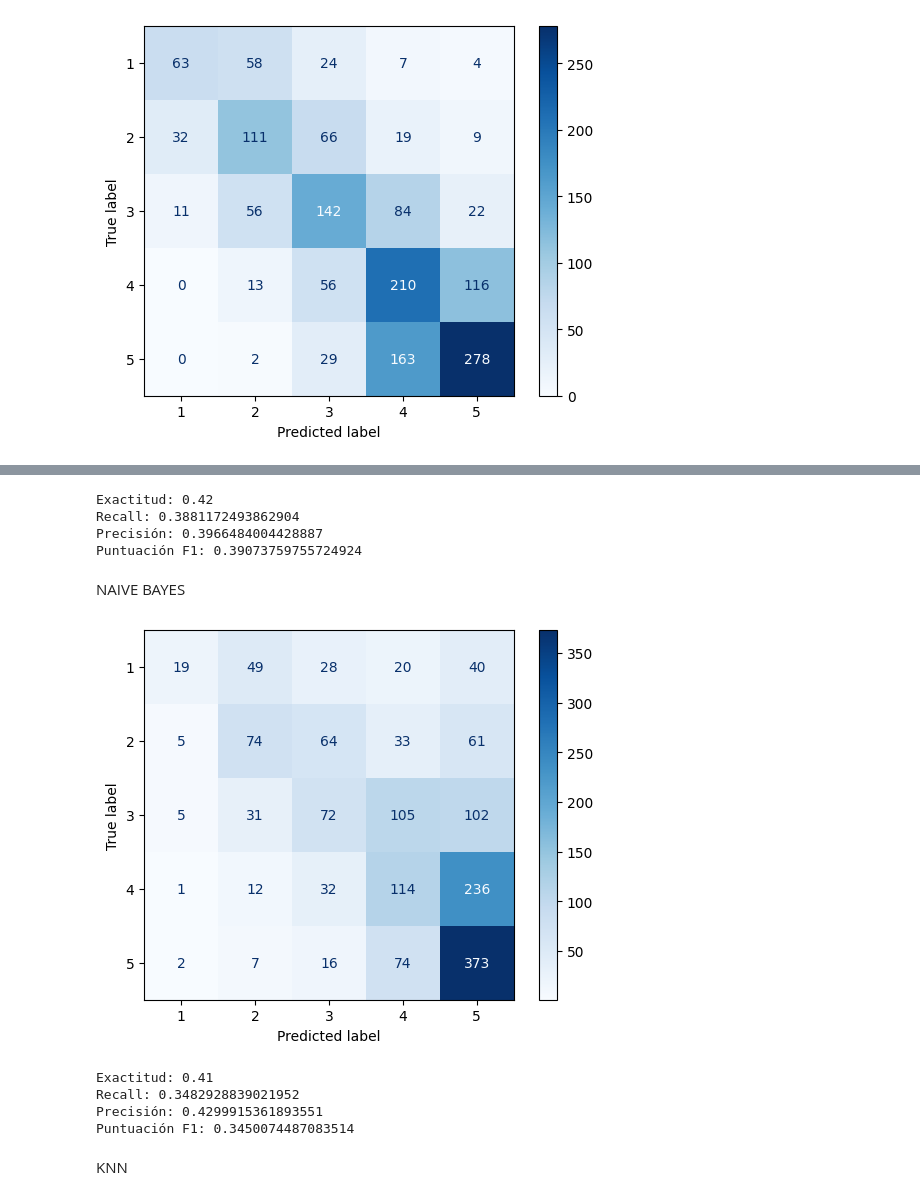
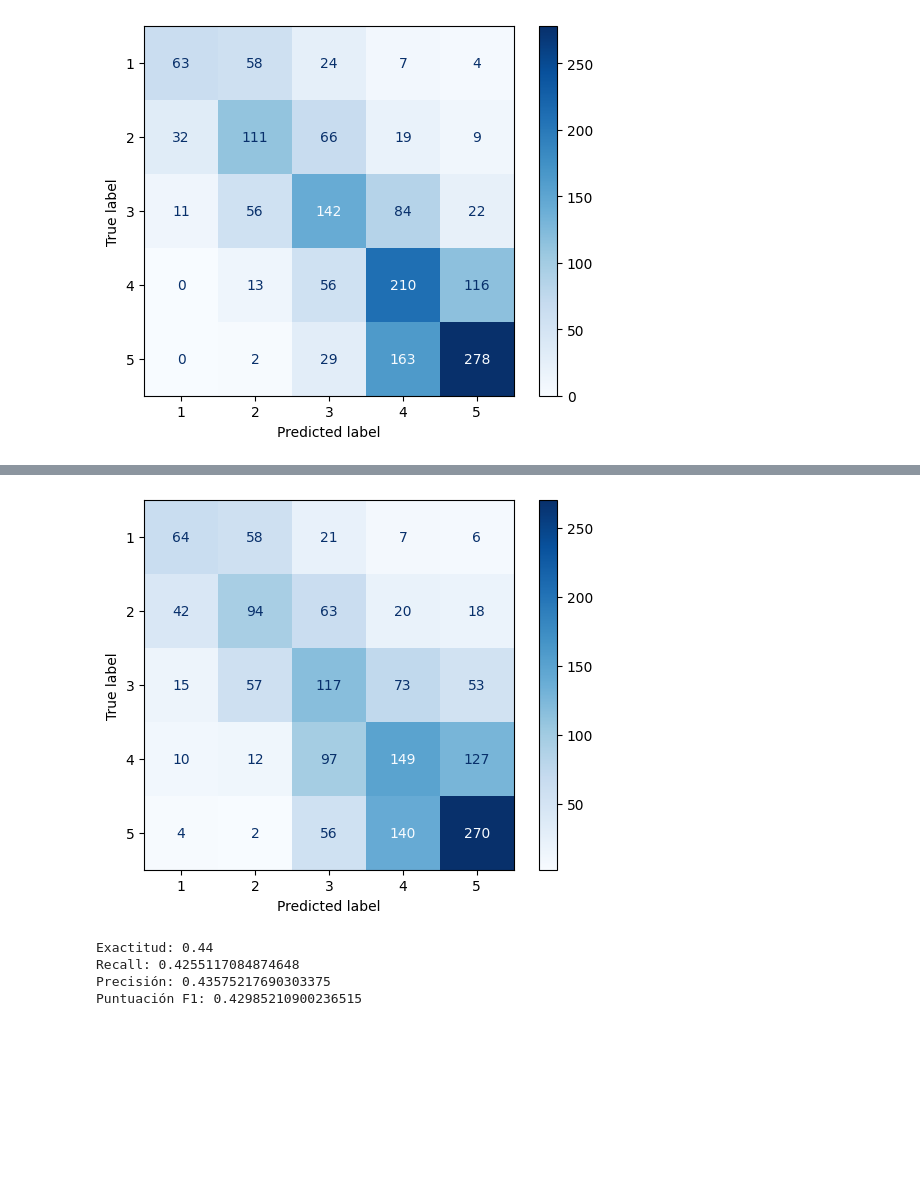
Before and after one commit to abelarismendy/BI-Project1, a Jupyter notebook: Proyecto_1_Etapa_1.ipynb, the cells around one changed output, grey strips where cells are left out. Saved outputs shown, nothing was run; the diff lists cells and outputs as text; code cells hidden in the pictures; blank space fills up the shorter version.

```diff
--- a/Proyecto_1_Etapa_1.ipynb
+++ b/Proyecto_1_Etapa_1.ipynb
@@ -687,14 +739,3 @@ bestsvc = grid_search.best_estimator
 from sklearn.neural_network import MLPClassifier
 # %%
 classifier = MLPClassifier(hidden_layer_sizes=(150,100,50), max_iter=300,activation = 'relu',solver='adam',random_state=1)
-# %%
-X_train, X_test, Y_train, Y_test = train_test_split(X_tf_idf, y_data_1d, test_size=0.2, random_state=0)
-modelo = classifier.fit(X_train, Y_train)
-
-# Predict using the SVM model
-y_pred = classifier.predict(X_test)
-cm = confusion_matrix(Y_test, y_pred)
-disp = ConfusionMatrixDisplay(confusion_matrix=cm, display_labels=modelo.classes_)
-disp.plot(cmap=plt.cm.Blues)
-
-plt.show()
@@ -786,48 +742,21 @@ plt.show()
-# %%
-print('Exactitud: %.2f' % accuracy_score(Y_test, y_pred))
-print("Recall: {}".format(recall_score(Y_test, y_pred, average='macro')))
-print("Precisión: {}".format(precision_score(Y_test, y_pred, average='macro')))
-print("Puntuación F1: {}".format(f1_score(Y_test, y_pred, average='macro')))
-# %% [output]
-Exactitud: 0.42
-Recall: 0.3881172493862904
-Precisión: 0.3966484004428887
-Puntuación F1: 0.39073759755724924
-# %% [markdown]
-NAIVE BAYES
-# %%
-from sklearn.naive_bayes import ComplementNB
-from sklearn.naive_bayes import MultinomialNB
-from sklearn.naive_bayes import BernoulliNB
-
-
-model = BernoulliNB()
-
-y_data_1d = y_data.idxmax(axis=1)
-X_train3, X_test3, Y_train3, Y_test3 = train_test_split(X_tf_nv, y_data_1d, test_size=0.2, random_state=0, stratify=y_data_1d)
-X_train3 = np.asarray(X_train3)
-
-model = model.fit(X_train3, Y_train3)
-
-X_test3 = np.asarray(X_test3)
-
-y_pred3 = model.predict(X_test3)
-cm = confusion_matrix(Y_test3, y_pred3)
-disp = ConfusionMatrixDisplay(confusion_matrix=cm, display_labels=modelo.classes_)
-disp.plot(cmap=plt.cm.Blues)
-
-plt.show()
-# %% [output]
-[figure, removed]
-# %%
-print('Exactitud: %.2f' % accuracy_score(Y_test3, y_pred3))
-print("Recall: {}".format(recall_score(Y_test3, y_pred3, average='macro')))
-print("Precisión: {}".format(precision_score(Y_test3, y_pred3, average='macro')))
-print("Puntuación F1: {}".format(f1_score(Y_test3, y_pred3, average='macro')))
-# %% [output]
-Exactitud: 0.41
-Recall: 0.3482928839021952
-Precisión: 0.4299915361893551
-Puntuación F1: 0.3450074487083514
-# %% [markdown]
-KNN
+# %%
+modelo = classifier.fit(X_train, Y_train)
+
+y_pred_mlp = classifier.predict(X_test)
+cm = confusion_matrix(Y_test, y_pred_mlp)
+disp = ConfusionMatrixDisplay(confusion_matrix=cm, display_labels=modelo.classes_)
+disp.plot(cmap=plt.cm.Blues)
+
+plt.show()
+# %% [output]
+[figure, added]
+# %%
+print('Exactitud: %.2f' % accuracy_score(Y_test, y_pred_mlp))
+print("Recall: {}".format(recall_score(Y_test, y_pred_mlp, average='macro')))
+print("Precisión: {}".format(precision_score(Y_test, y_pred_mlp, average='macro')))
+print("Puntuación F1: {}".format(f1_score(Y_test, y_pred_mlp, average='macro')))
+# %% [output]
+Exactitud: 0.44
+Recall: 0.4255117084874648
+Precisión: 0.43575217690303375
+Puntuación F1: 0.42985210900236515
```
Also changed, not shown: parts of 107 cells of this notebook.
